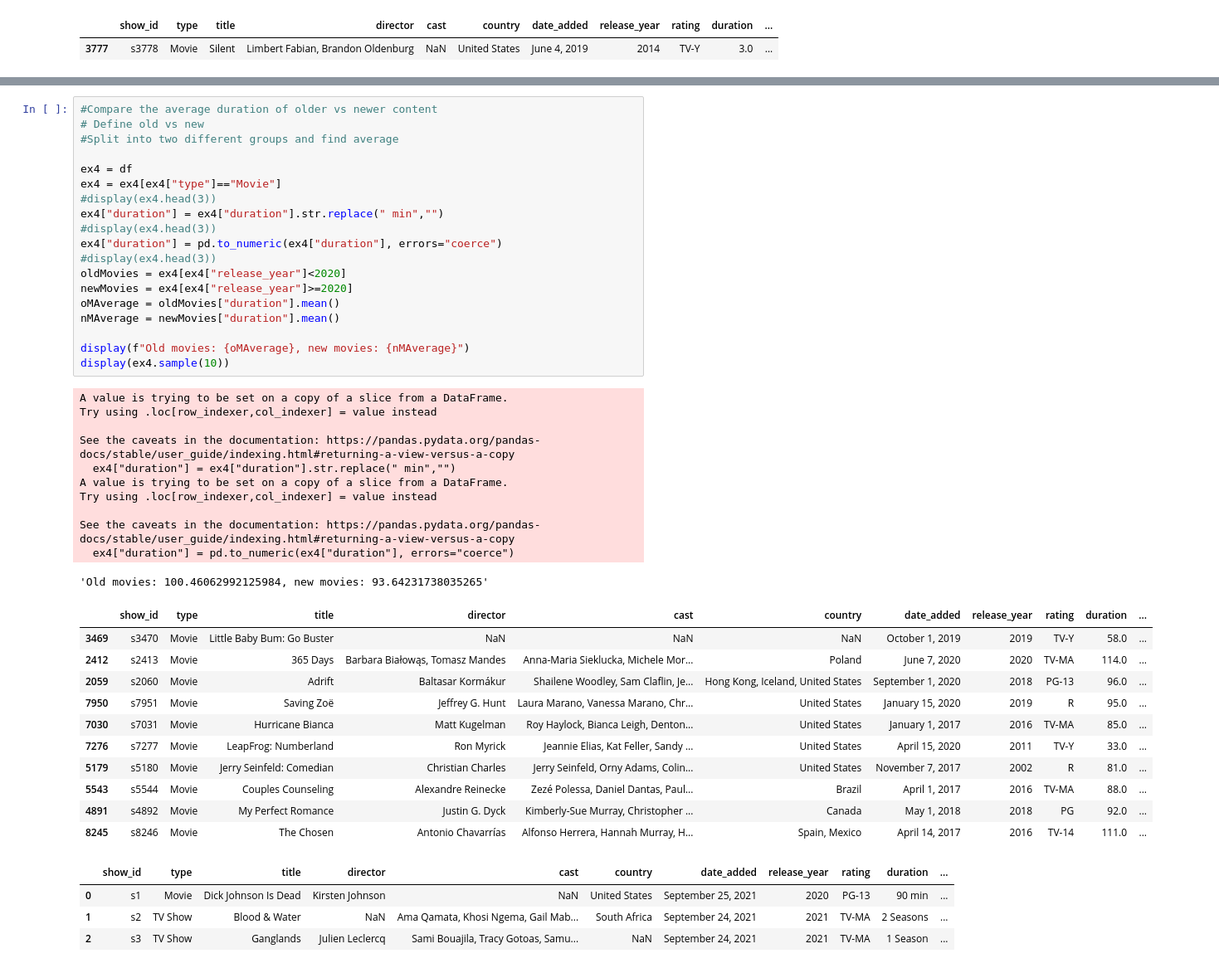
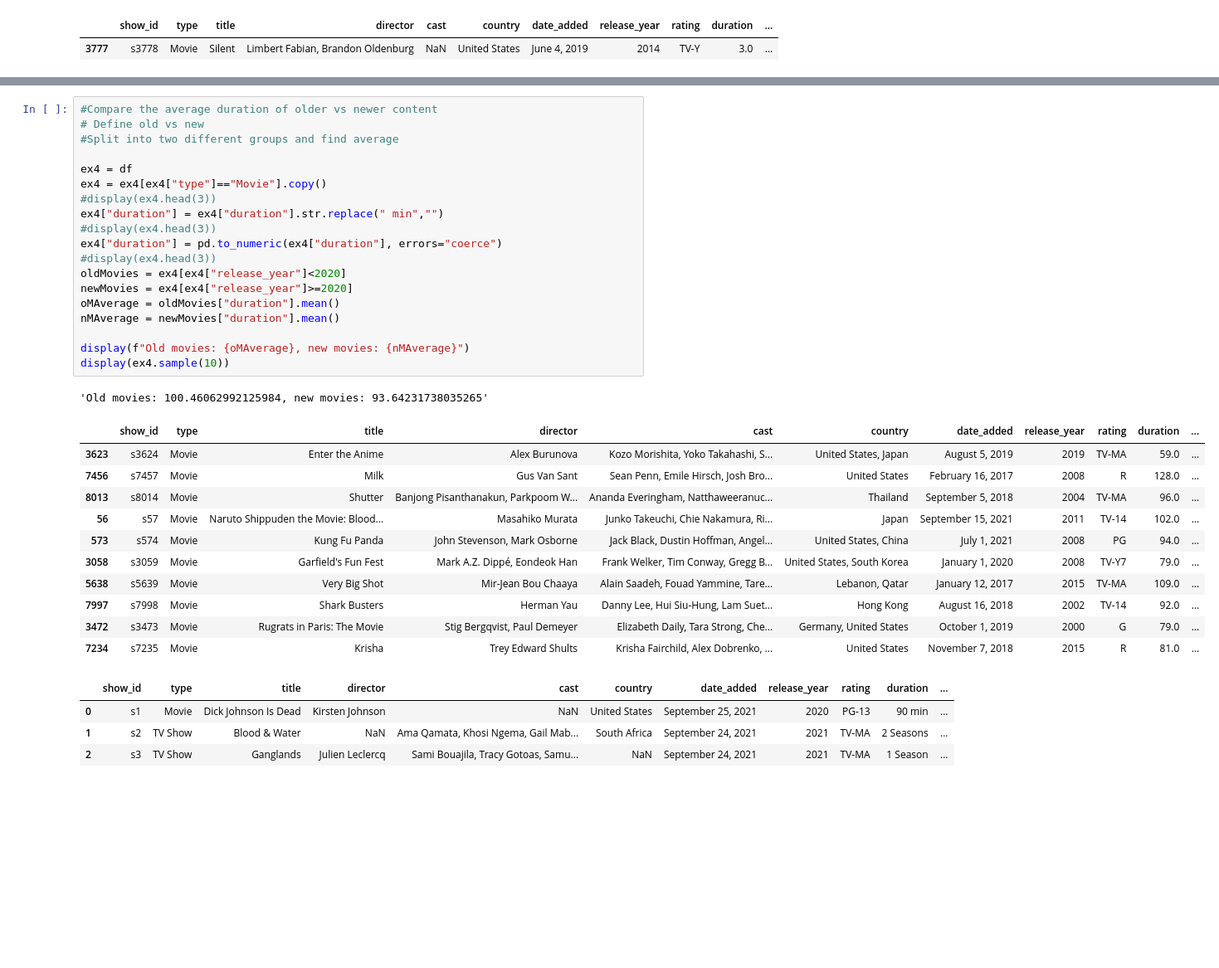
Before and after one commit to TBarnes25/data-science-portfolio, a Jupyter notebook: NetflixTrends/main.ipynb, the cells around one changed output, grey strips where cells are left out. Shown at 83% size. Drawn from its saved outputs; the diff is of its cells as text; blank space fills up the shorter version.

```diff
--- a/NetflixTrends/main.ipynb
+++ b/NetflixTrends/main.ipynb
@@ -374,45 +344,35 @@ plt.show()
 # %%
 #Compare the average duration of older vs newer content
 # Define old vs new
 #Split into two different groups and find average
 
 ex4 = df
-ex4 = ex4[ex4["type"]=="Movie"]
+ex4 = ex4[ex4["type"]=="Movie"].copy()
 #display(ex4.head(3))
 ex4["duration"] = ex4["duration"].str.replace(" min","")
 #display(ex4.head(3))
 ex4["duration"] = pd.to_numeric(ex4["duration"], errors="coerce")
 #display(ex4.head(3))
 oldMovies = ex4[ex4["release_year"]<2020]
 newMovies = ex4[ex4["release_year"]>=2020]
 oMAverage = oldMovies["duration"].mean()
 nMAverage = newMovies["duration"].mean()
 
 display(f"Old movies: {oMAverage}, new movies: {nMAverage}")
 display(ex4.sample(10))
 # %% [output]
-A value is trying to be set on a copy of a slice from a DataFrame.
-Try using .loc[row_indexer,col_indexer] = value instead
-
-See the caveats in the documentation: https://pandas.pydata.org/pandas-docs/stable/user_guide/indexing.html#returning-a-view-versus-a-copy
-  ex4["duration"] = ex4["duration"].str.replace(" min","")
-A value is trying to be set on a copy of a slice from a DataFrame.
-Try using .loc[row_indexer,col_indexer] = value instead
-
-See the caveats in the documentation: https://pandas.pydata.org/pandas-docs/stable/user_guide/indexing.html#returning-a-view-versus-a-copy
-  ex4["duration"] = pd.to_numeric(ex4["duration"], errors="coerce")
+'Old movies: 100.46062992125984, new movies: 93.64231738035265'
-'Old movies: 100.46062992125984, new movies: 93.64231738035265'
 |  | show_id | type | title | director | cast | country | date_added | release_year | rating | duration | ... |
-| 3469 | s3470 | Movie | Little Baby Bum: Go Buster | NaN | NaN | NaN | October 1, 2019 | 2019 | TV-Y | 58.0 | ... |
-| 2412 | s2413 | Movie | 365 Days | Barbara Białowąs, Tomasz Mandes | Anna-Maria Sieklucka, Michele Mor... | Poland | June 7, 2020 | 2020 | TV-MA | 114.0 | ... |
-| 2059 | s2060 | Movie | Adrift | Baltasar Kormákur | Shailene Woodley, Sam Claflin, Je... | Hong Kong, Iceland, United States | September 1, 2020 | 2018 | PG-13 | 96.0 | ... |
-| 7950 | s7951 | Movie | Saving Zoë | Jeffrey G. Hunt | Laura Marano, Vanessa Marano, Chr... | United States | January 15, 2020 | 2019 | R | 95.0 | ... |
-| 7030 | s7031 | Movie | Hurricane Bianca | Matt Kugelman | Roy Haylock, Bianca Leigh, Denton... | United States | January 1, 2017 | 2016 | TV-MA | 85.0 | ... |
-| 7276 | s7277 | Movie | LeapFrog: Numberland | Ron Myrick | Jeannie Elias, Kat Feller, Sandy ... | United States | April 15, 2020 | 2011 | TV-Y | 33.0 | ... |
-| 5179 | s5180 | Movie | Jerry Seinfeld: Comedian | Christian Charles | Jerry Seinfeld, Orny Adams, Colin... | United States | November 7, 2017 | 2002 | R | 81.0 | ... |
-| 5543 | s5544 | Movie | Couples Counseling | Alexandre Reinecke | Zezé Polessa, Daniel Dantas, Paul... | Brazil | April 1, 2017 | 2016 | TV-MA | 88.0 | ... |
-| 4891 | s4892 | Movie | My Perfect Romance | Justin G. Dyck | Kimberly-Sue Murray, Christopher ... | Canada | May 1, 2018 | 2018 | PG | 92.0 | ... |
-| 8245 | s8246 | Movie | The Chosen | Antonio Chavarrías | Alfonso Herrera, Hannah Murray, H... | Spain, Mexico | April 14, 2017 | 2016 | TV-14 | 111.0 | ... |
+| 3623 | s3624 | Movie | Enter the Anime | Alex Burunova | Kozo Morishita, Yoko Takahashi, S... | United States, Japan | August 5, 2019 | 2019 | TV-MA | 59.0 | ... |
+| 7456 | s7457 | Movie | Milk | Gus Van Sant | Sean Penn, Emile Hirsch, Josh Bro... | United States | February 16, 2017 | 2008 | R | 128.0 | ... |
+| 8013 | s8014 | Movie | Shutter | Banjong Pisanthanakun, Parkpoom W... | Ananda Everingham, Natthaweeranuc... | Thailand | September 5, 2018 | 2004 | TV-MA | 96.0 | ... |
+| 56 | s57 | Movie | Naruto Shippuden the Movie: Blood... | Masahiko Murata | Junko Takeuchi, Chie Nakamura, Ri... | Japan | September 15, 2021 | 2011 | TV-14 | 102.0 | ... |
+| 573 | s574 | Movie | Kung Fu Panda | John Stevenson, Mark Osborne | Jack Black, Dustin Hoffman, Angel... | United States, China | July 1, 2021 | 2008 | PG | 94.0 | ... |
+| 3058 | s3059 | Movie | Garfield's Fun Fest | Mark A.Z. Dippé, Eondeok Han | Frank Welker, Tim Conway, Gregg B... | United States, South Korea | January 1, 2020 | 2008 | TV-Y7 | 79.0 | ... |
+| 5638 | s5639 | Movie | Very Big Shot | Mir-Jean Bou Chaaya | Alain Saadeh, Fouad Yammine, Tare... | Lebanon, Qatar | January 12, 2017 | 2015 | TV-MA | 109.0 | ... |
+| 7997 | s7998 | Movie | Shark Busters | Herman Yau | Danny Lee, Hui Siu-Hung, Lam Suet... | Hong Kong | August 16, 2018 | 2002 | TV-14 | 92.0 | ... |
+| 3472 | s3473 | Movie | Rugrats in Paris: The Movie | Stig Bergqvist, Paul Demeyer | Elizabeth Daily, Tara Strong, Che... | Germany, United States | October 1, 2019 | 2000 | G | 79.0 | ... |
+| 7234 | s7235 | Movie | Krisha | Trey Edward Shults | Krisha Fairchild, Alex Dobrenko, ... | United States | November 7, 2018 | 2015 | R | 81.0 | ... |
 # %%
 # %% [output]
 |  | show_id | type | title | director | cast | country | date_added | release_year | rating | duration | ... |
```
Also changed, not shown: parts of 4 cells of this notebook.
